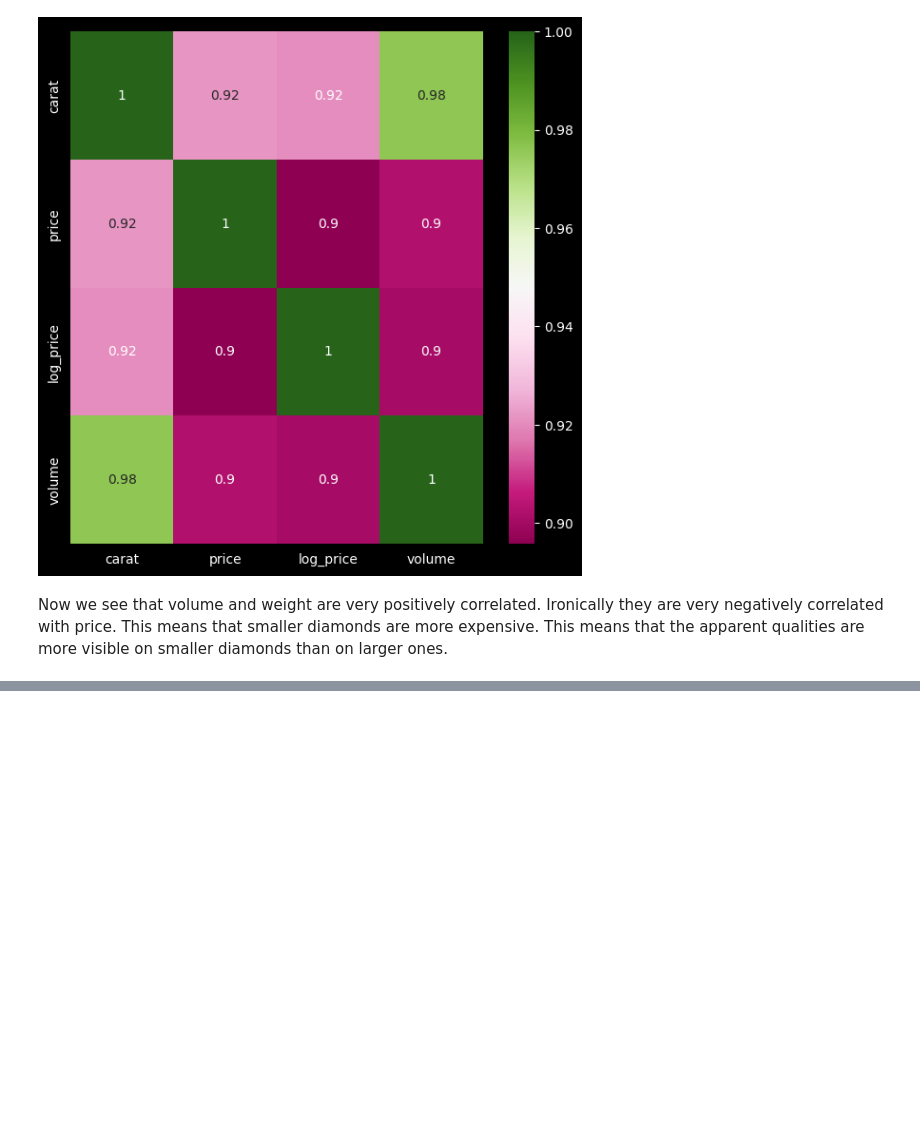
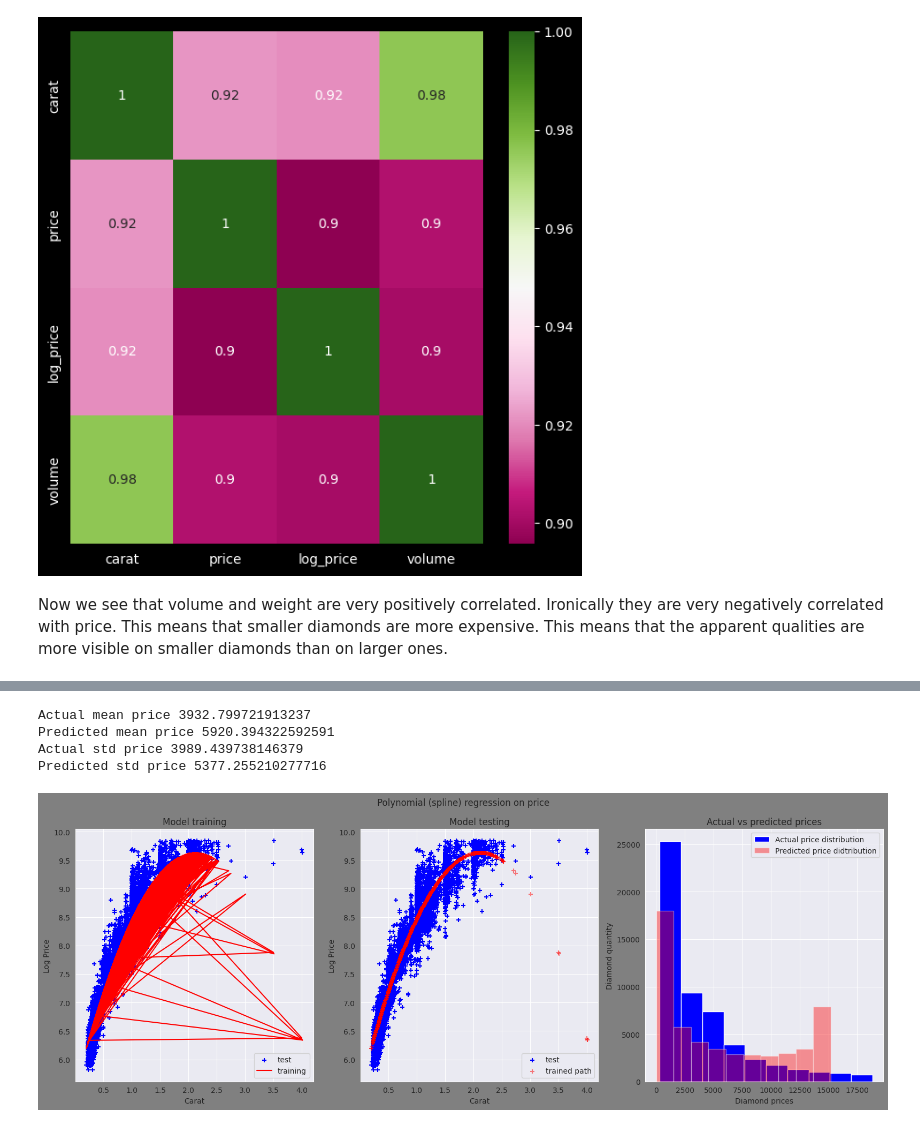
Before and after one commit to ASTRONOE/Common_Data_Analysis, a Jupyter notebook: Diamonds_project.ipynb, the cells around one changed output, grey strips where cells are left out. Saved outputs shown, nothing was run; the diff lists cells and outputs as text; code cells hidden in the pictures; blank space fills up the shorter version.

```diff
--- a/Diamonds_project.ipynb
+++ b/Diamonds_project.ipynb
@@ -549,0 +698,4 @@ Now we see that volume and weight are very positively correlated. Ironically the
+# %%
+volumes = [round(rd.uniform(0.2, 790.0), 2) for _ in range(54000)]
+
+carats = [round(rd.uniform(0.2, 4.9), 2) for _ in range(54000)]
@@ -549,0 +753,38 @@ Now we see that volume and weight are very positively correlated. Ironically the
+# %%
+fig, ax = plt.subplots(1, 3, figsize=(16, 6))
+
+#X_Train, X_Test, y_train, y_test, spline, spline_reg, y_pred
+dist0 = d_diamond[0]
+ax[0].scatter(price_diamond[1], price_diamond[3], color='blue', marker='+', label='test')
+ax[0].plot(price_diamond[1], price_diamond[6], color='red', label='training')
+ax[0].set_title('Model training')
+ax[0].set_xlabel('Carat')
+ax[0].set_ylabel('Log Price')
+ax[0].legend()
+
+ax[1].scatter(price_diamond[1], price_diamond[3], color='blue', marker='+', label='test')
+ax[1].scatter(price_diamond[1], price_diamond[6], color='red', marker='+', alpha=0.5, label='trained path')
+ax[1].set_title('Model testing')
+ax[1].set_xlabel('Carat')
+ax[1].set_ylabel('Log Price')
+ax[1].legend()
+
+ax[2].hist(Df_reg['price'], color='blue', label='Actual price distribution')
+ax[2].hist(dist0, color='red', alpha=0.4, label='Predicted price didtribution')
+ax[2].set_title('Actual vs predicted prices')
+ax[2].set_xlabel('Diamond prices')
+ax[2].set_ylabel('Diamond quantity')
+ax[2].legend()
+
+plt.suptitle('Polynomial (spline) regression on price')
+plt.tight_layout()
+print("Actual mean price", Df_reg['price'].mean())
+print("Predicted mean price", dist0.mean())
+print("Actual std price", Df_reg['price'].std())
+print("Predicted std price", dist0.std())
+# %% [output]
+Actual mean price 3932.799721913237
+Predicted mean price 5920.394322592591
+Actual std price 3989.439738146379
+Predicted std price 5377.255210277716
+[figure, added]
```
Also changed, not shown: parts of 30 cells of this notebook.
